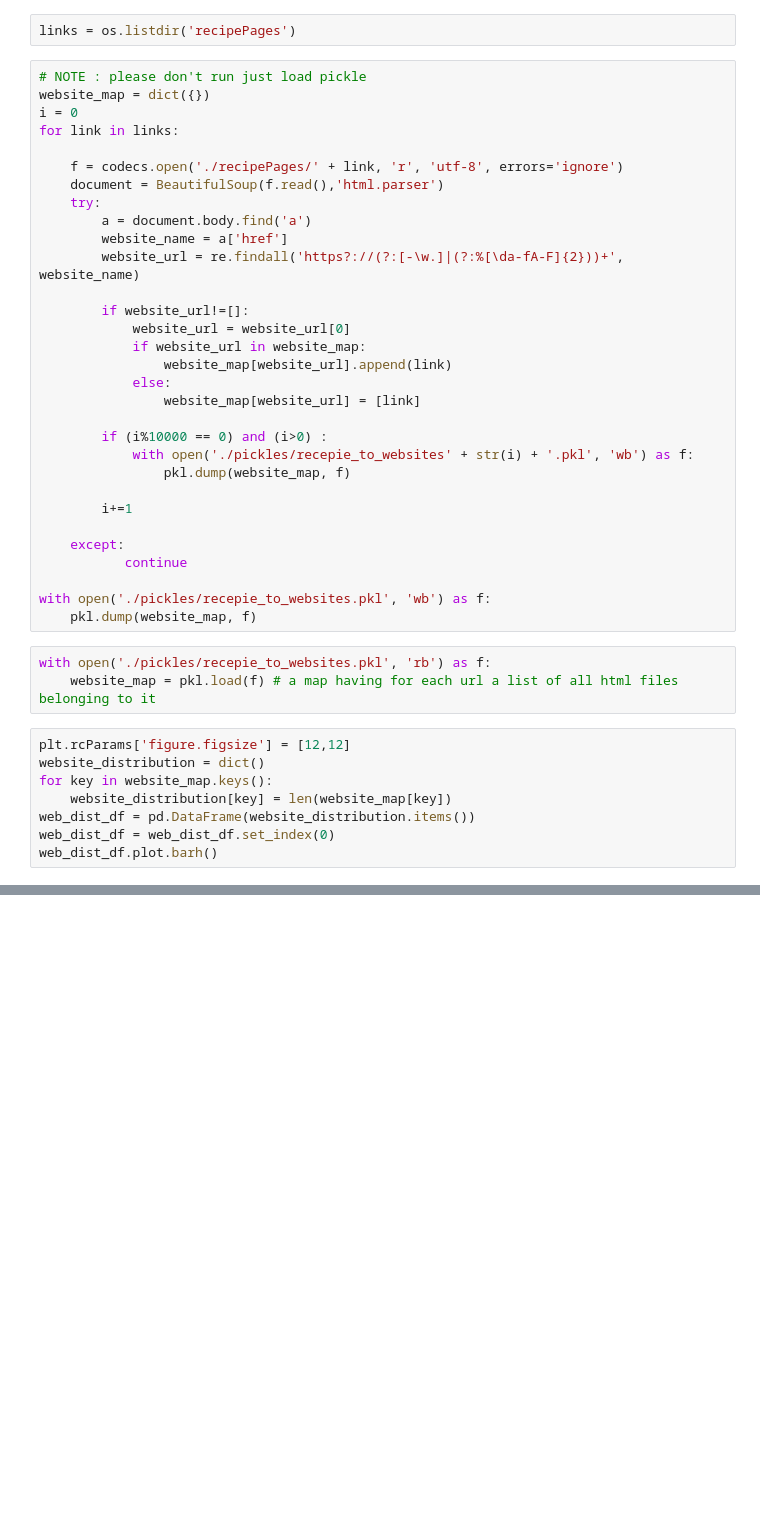
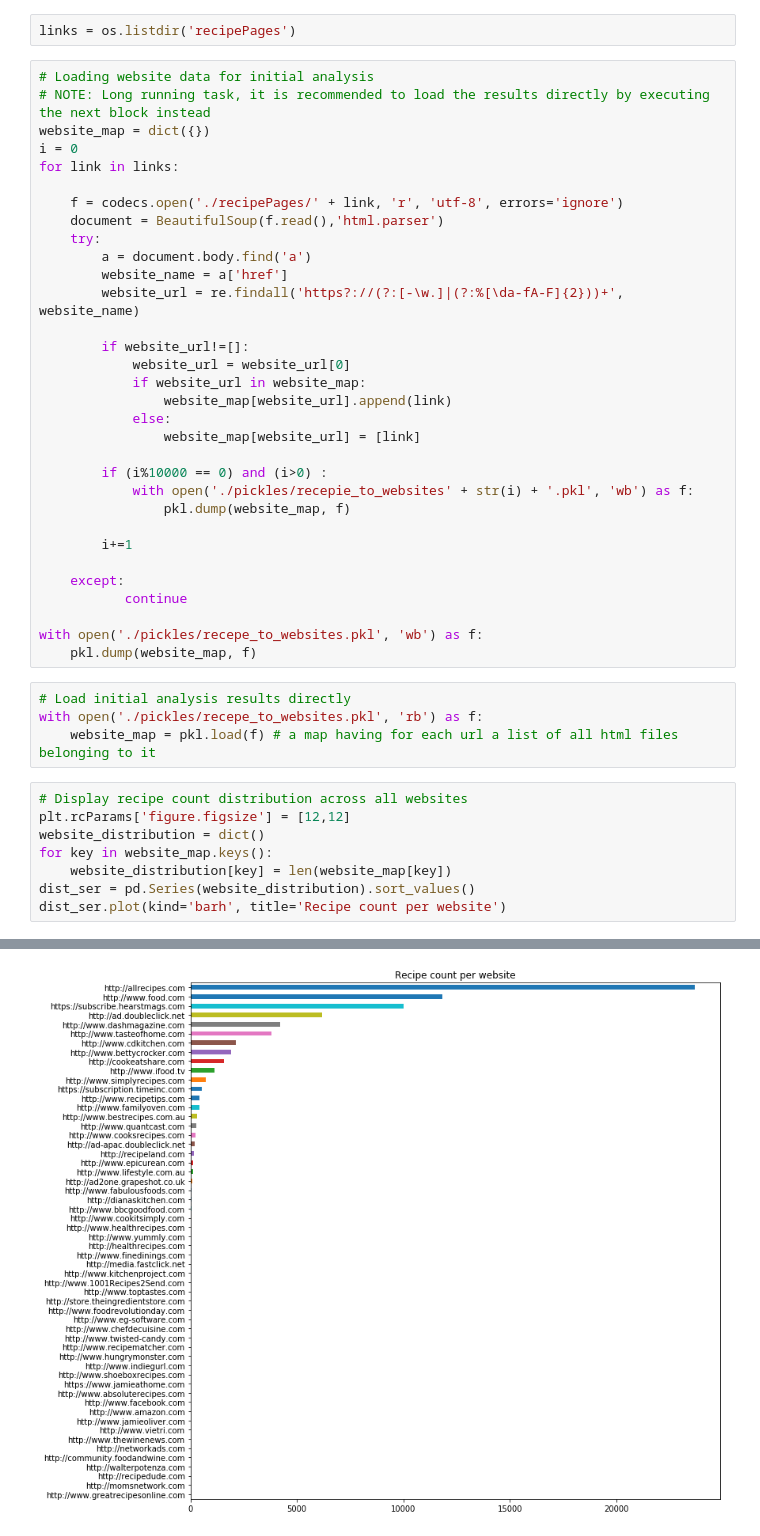
Before and after one commit to leonardoperrone/smart-recipes, a Jupyter notebook: Smart Recipes.ipynb, the cells around one changed output, grey strips where cells are left out. Cells and saved outputs as stored; diff of their text form; blank space fills up the shorter version.

```diff
--- a/Smart Recipes.ipynb
+++ b/Smart Recipes.ipynb
@@ -16,7 +22,8 @@ The first step in our cleaning procedure is to find the websites which recepie d
 # %%
 links = os.listdir('recipePages')
 # %%
-# NOTE : please don't run just load pickle
+# Loading website data for initial analysis
+# NOTE: Long running task, it is recommended to load the results directly by executing the next block instead
 website_map = dict({})
 i = 0
 for link in links:
@@ -44,16 +51,18 @@ for link in links:
     except:
            continue
 
-with open('./pickles/recepie_to_websites.pkl', 'wb') as f:
+with open('./pickles/recepe_to_websites.pkl', 'wb') as f:
     pkl.dump(website_map, f)
 # %%
-with open('./pickles/recepie_to_websites.pkl', 'rb') as f:
+# Load initial analysis results directly
+with open('./pickles/recepe_to_websites.pkl', 'rb') as f:
     website_map = pkl.load(f) # a map having for each url a list of all html files belonging to it
 # %%
+# Display recipe count distribution across all websites
 plt.rcParams['figure.figsize'] = [12,12]
 website_distribution = dict()
 for key in website_map.keys():
     website_distribution[key] = len(website_map[key])
-web_dist_df = pd.DataFrame(website_distribution.items())
-web_dist_df = web_dist_df.set_index(0)
-web_dist_df.plot.barh()
+dist_ser = pd.Series(website_distribution).sort_values()
+dist_ser.plot(kind='barh', title='Recipe count per website')
+# %% [output]
@@ -59,0 +70 @@ web_dist_df.plot.barh()
+[figure, added]
```
Also changed, not shown: parts of 18 cells of this notebook, 13 other files.
